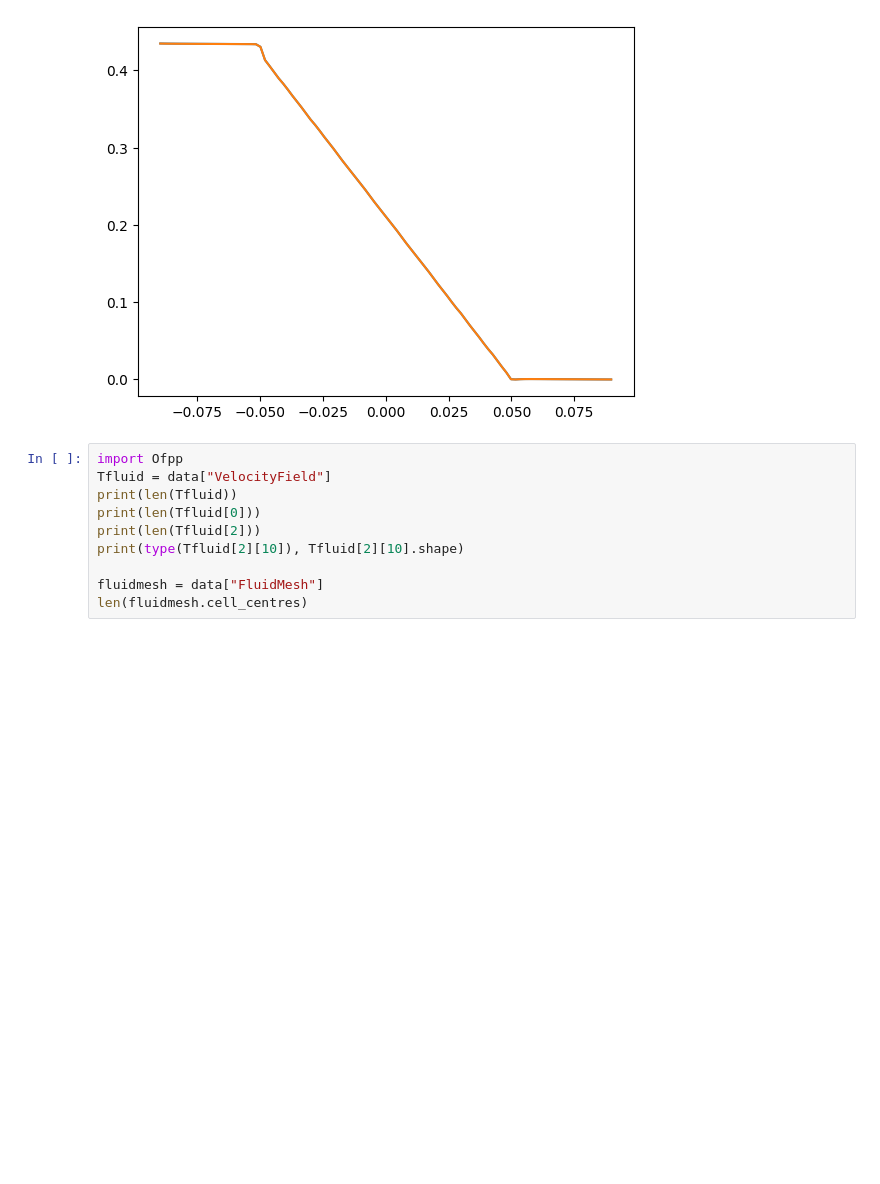
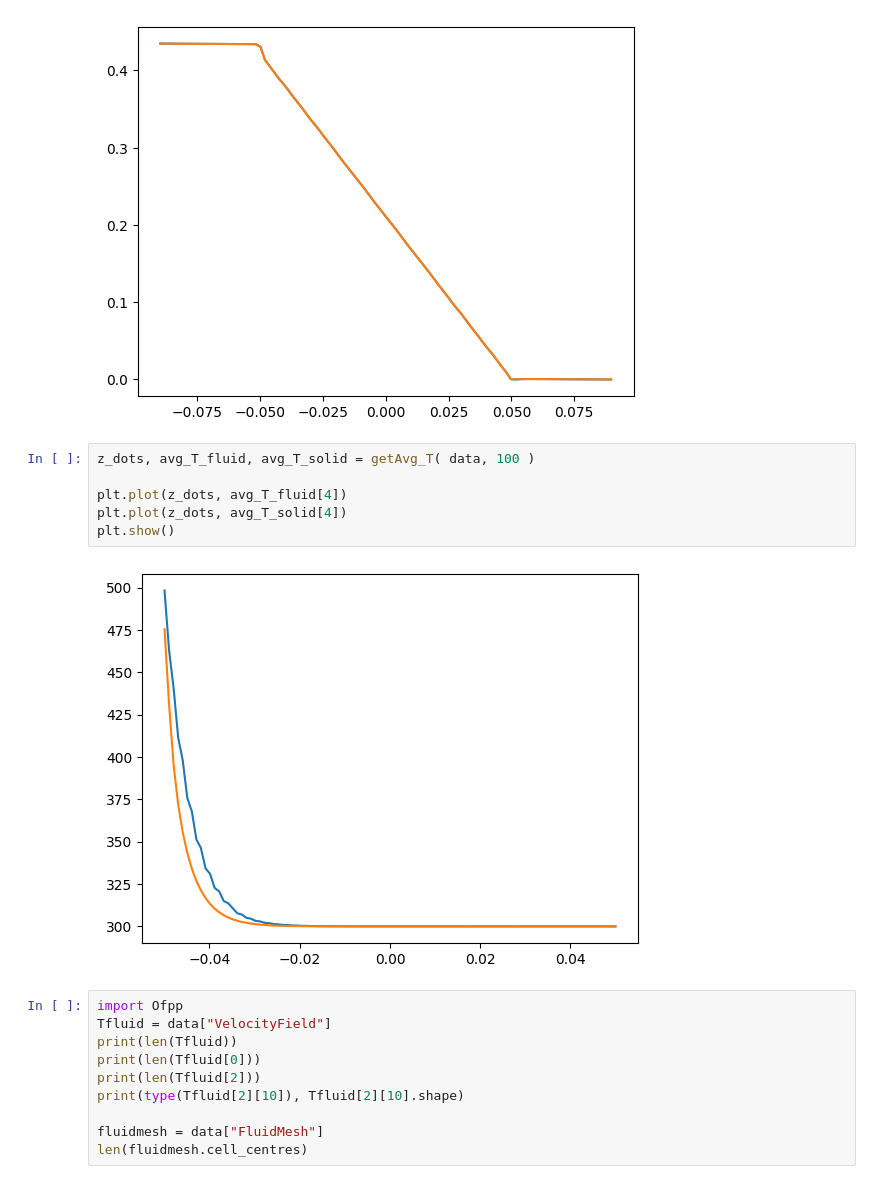
Before and after one commit to Pablo-Gil-Gon/StructuredCatalyst-Postprocessing, a Jupyter notebook: examples/PP-tests.ipynb, the cells around one changed output. Drawn from its saved outputs; the diff is of its cells as text; blank space fills up the shorter version.

```diff
--- a/examples/PP-tests.ipynb
+++ b/examples/PP-tests.ipynb
@@ -79,6 +79,14 @@ plt.show()
 4
 0.180074
 [figure]
+# %%
+z_dots, avg_T_fluid, avg_T_solid = getAvg_T( data, 100 )
+
+plt.plot(z_dots, avg_T_fluid[4])
+plt.plot(z_dots, avg_T_solid[4])
+plt.show()
+# %% [output]
+[figure, added]
 # %%
 import Ofpp
 Tfluid = data["VelocityField"]
```
Also changed, not shown: parts of 1 cell of this notebook, 1 other file.
